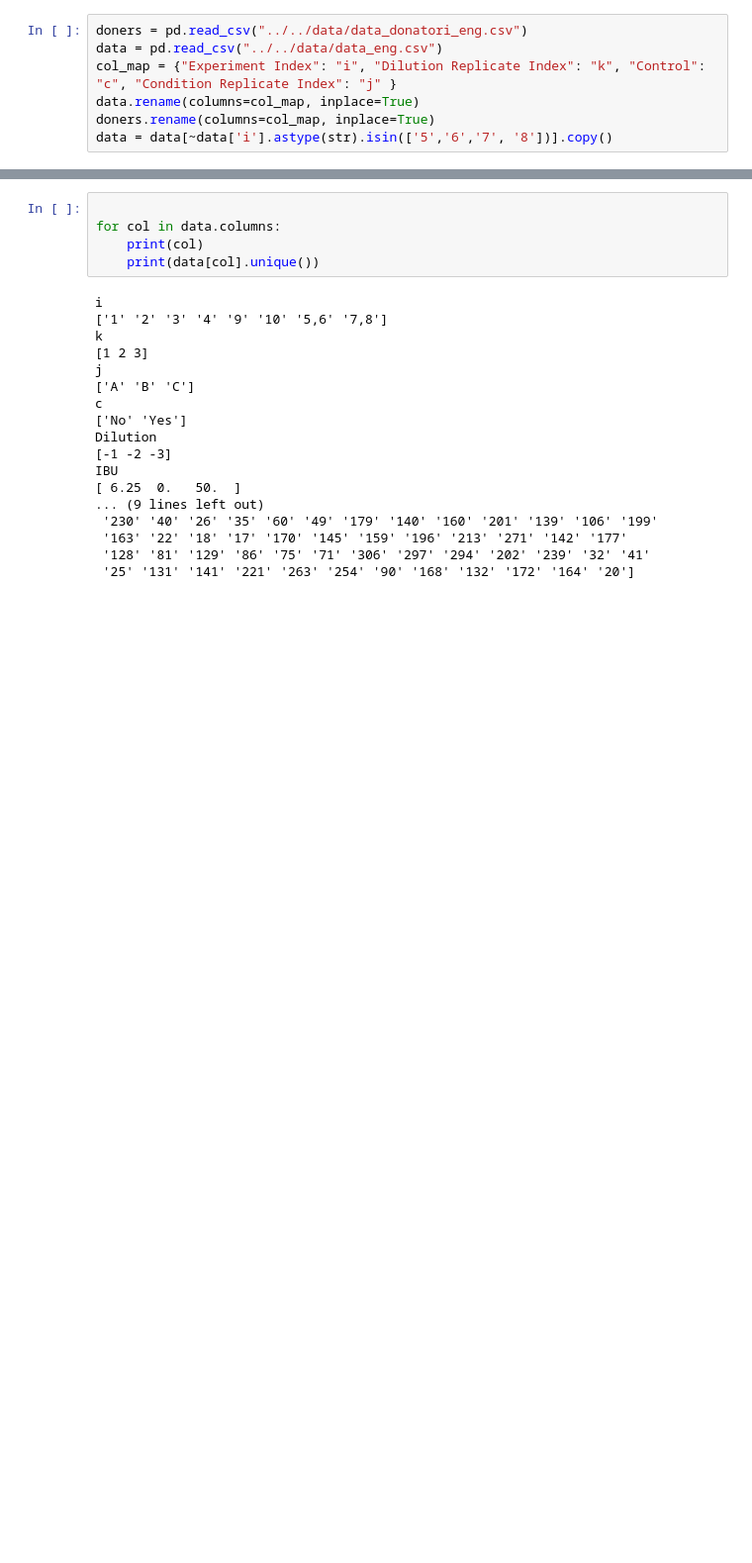
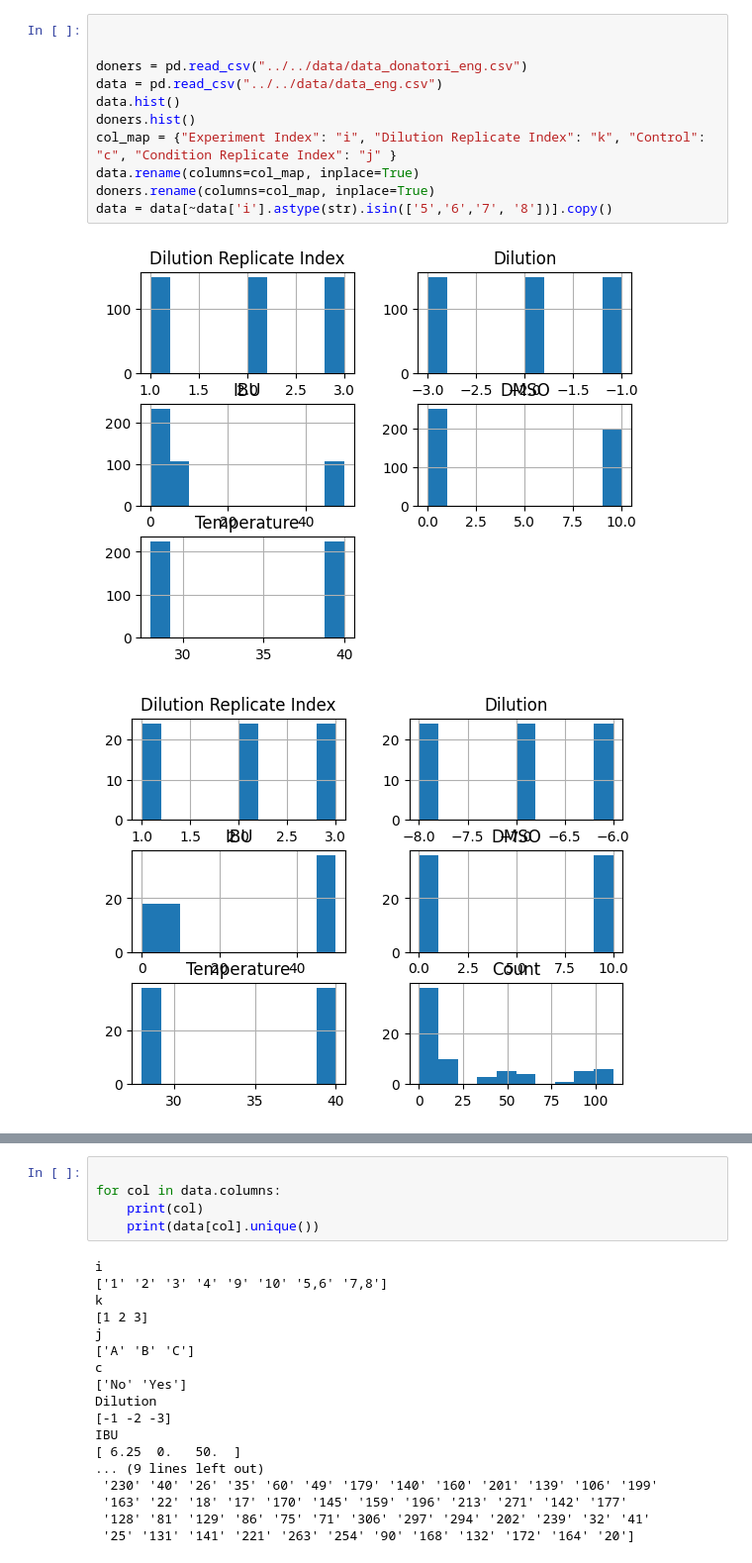
Before and after one commit to ahbagheri01/Progetto_Bayesian_Statistics, a Jupyter notebook: src/jupyter/simple_model.ipynb, the cells around one changed output, grey strips where cells are left out. Shown at 99% size. Cells and saved outputs as stored; diff of their text form; blank space fills up the shorter version.

```diff
--- a/src/jupyter/simple_model.ipynb
+++ b/src/jupyter/simple_model.ipynb
@@ -29,9 +33,16 @@ print(cmdstan_path())
 C:\Users\Mohsen\.cmdstan\cmdstan-2.37.0
 C:\Users\Mohsen\.cmdstan\cmdstan-2.37.0
 # %%
+
+
 doners = pd.read_csv("../../data/data_donatori_eng.csv")
 data = pd.read_csv("../../data/data_eng.csv")
+data.hist()
+doners.hist()
 col_map = {"Experiment Index": "i", "Dilution Replicate Index": "k", "Control": "c", "Condition Replicate Index": "j" }
 data.rename(columns=col_map, inplace=True)
 doners.rename(columns=col_map, inplace=True)
 data = data[~data['i'].astype(str).isin(['5','6','7', '8'])].copy()
+# %% [output]
+[figure, added]
+[figure, added]
```
Also changed, not shown: parts of 26 cells of this notebook.
